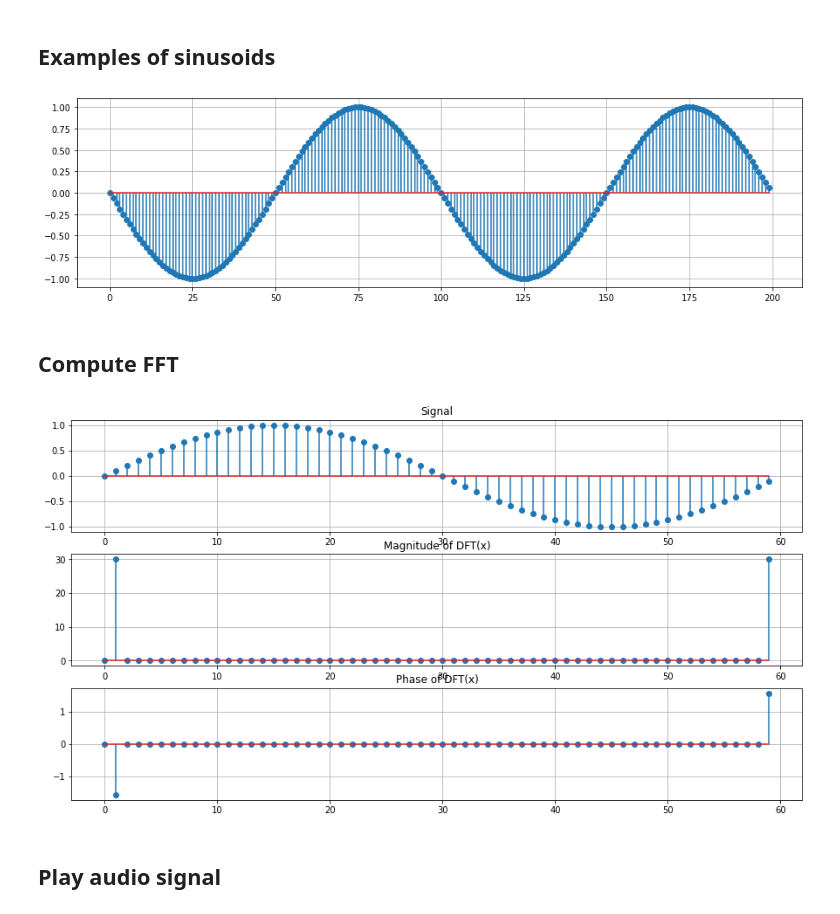
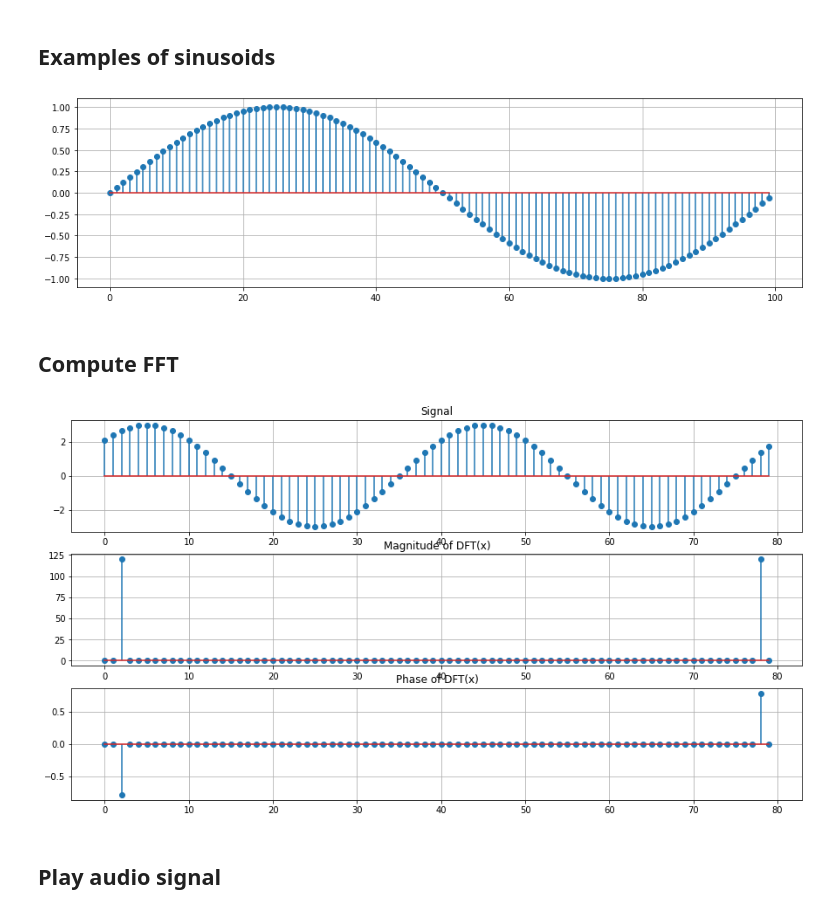
Before and after one commit to librity/MATH307, a Jupyter notebook: notebooks/DFT.ipynb, the cells around one changed output. Drawn from its saved outputs; the diff is of its cells as text; code cells hidden in the pictures.

```diff
--- a/notebooks/DFT.ipynb
+++ b/notebooks/DFT.ipynb
@@ -9,24 +9,25 @@ plt.rcParams["figure.figsize"]=(15,4) # Set default figure size
 # %% [markdown]
 ## Examples of sinusoids
 # %%
-N = 200
-k = 2
+N = 100
+k = 1
 A = 1
 n = np.arange(0,N)
-phi = np.pi/2
+phi = -np.pi/2
 x = A*np.cos(2*np.pi*k*n/N + phi)
 plt.stem(x,use_line_collection=True)
 plt.grid(True); plt.show();
 # %% [output]
-[figure, old version]
+[figure, new version]
 # %% [markdown]
 ## Compute FFT
 # %%
-N = 60
-k = 1
+N = 80
+k = 2
+A = 3
 n = np.arange(0,N)
-phi = -np.pi/2
-x = np.cos(2*np.pi*k*n/N + phi)
+phi = -np.pi/4
+x = A*np.cos(2*np.pi*k*n/N + phi)
 y = np.fft.fft(x)
 
 plt.figure(figsize=(15,8))
@@ -46,7 +47,7 @@ plt.title('Phase of DFT(x)'); plt.grid(True);
 
 plt.show();
 # %% [output]
-[figure, old version]
+[figure, new version]
 # %% [markdown]
 ## Play audio signal
 # %%
```
Also changed, not shown: parts of 2 cells of this notebook, 3 other files.
